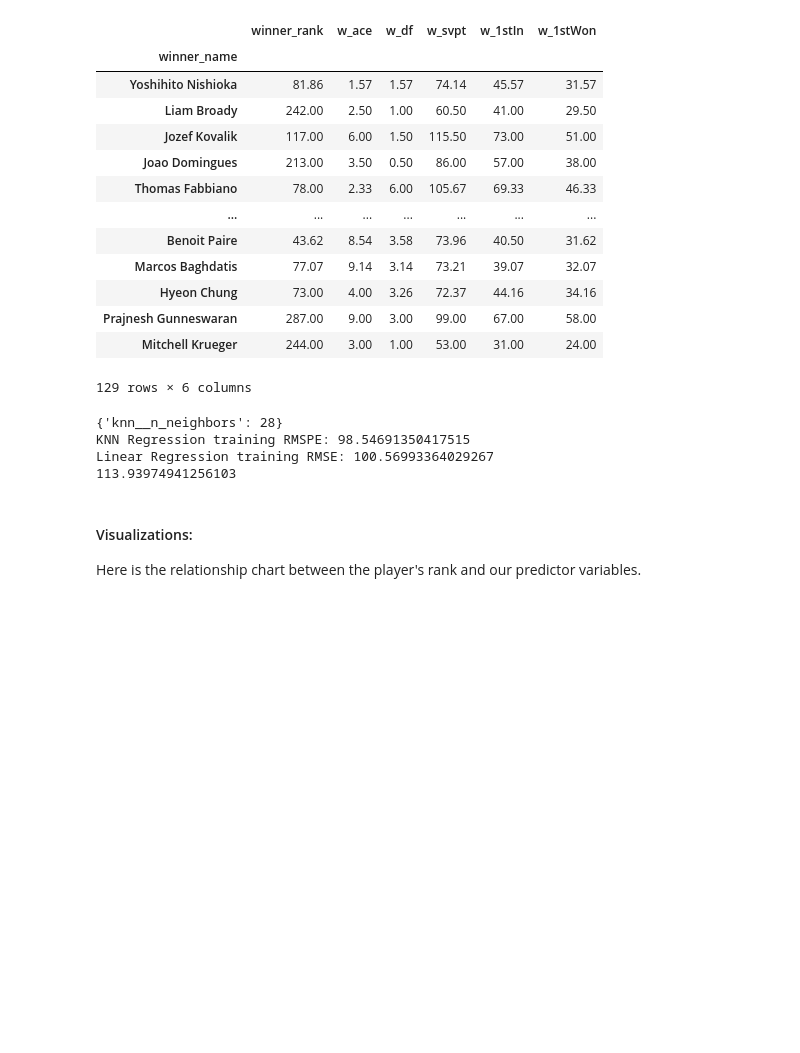
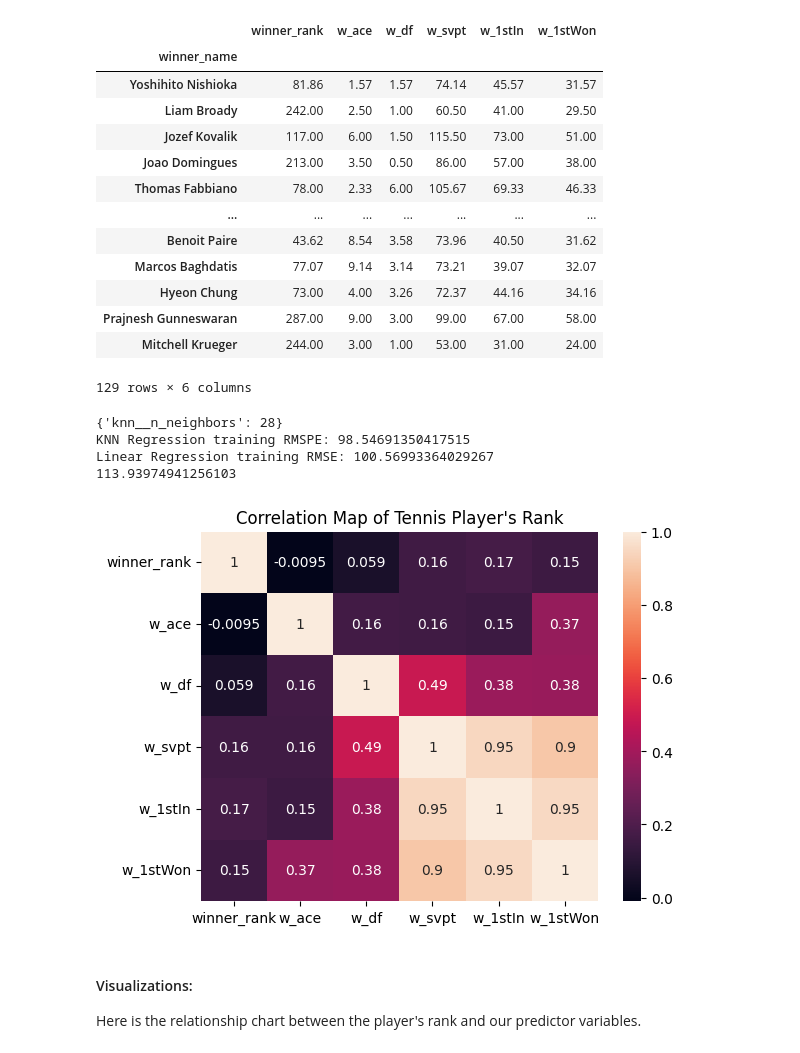
Before and after one commit to sungminl/dsci-100-2022w2-group-19, a Jupyter notebook: proposal.ipynb, the cells around one changed output. Saved outputs shown, nothing was run; the diff lists cells and outputs as text; code cells hidden in the pictures; blank space fills up the shorter version.

Commit message:
Correlation Map added

```diff
--- a/proposal.ipynb
+++ b/proposal.ipynb
@@ -183,6 +183,16 @@ print(tennis_summary)
 KNN Regression training RMSPE: 98.54691350417515
 Linear Regression training RMSE: 100.56993364029267
 113.93974941256103
+# %%
+import seaborn as sns
+import matplotlib.pyplot as plt
+
+corr_matrix = tennis_grouped.corr()
+sns.heatmap(corr_matrix, annot=True)
+plt.title("Correlation Map of Tennis Player's Rank")
+plt.show()
+# %% [output]
+[figure, added]
 # %% [markdown]
 #### Visualizations:
 
```
Also changed, not shown: parts of 6 cells of this notebook.
